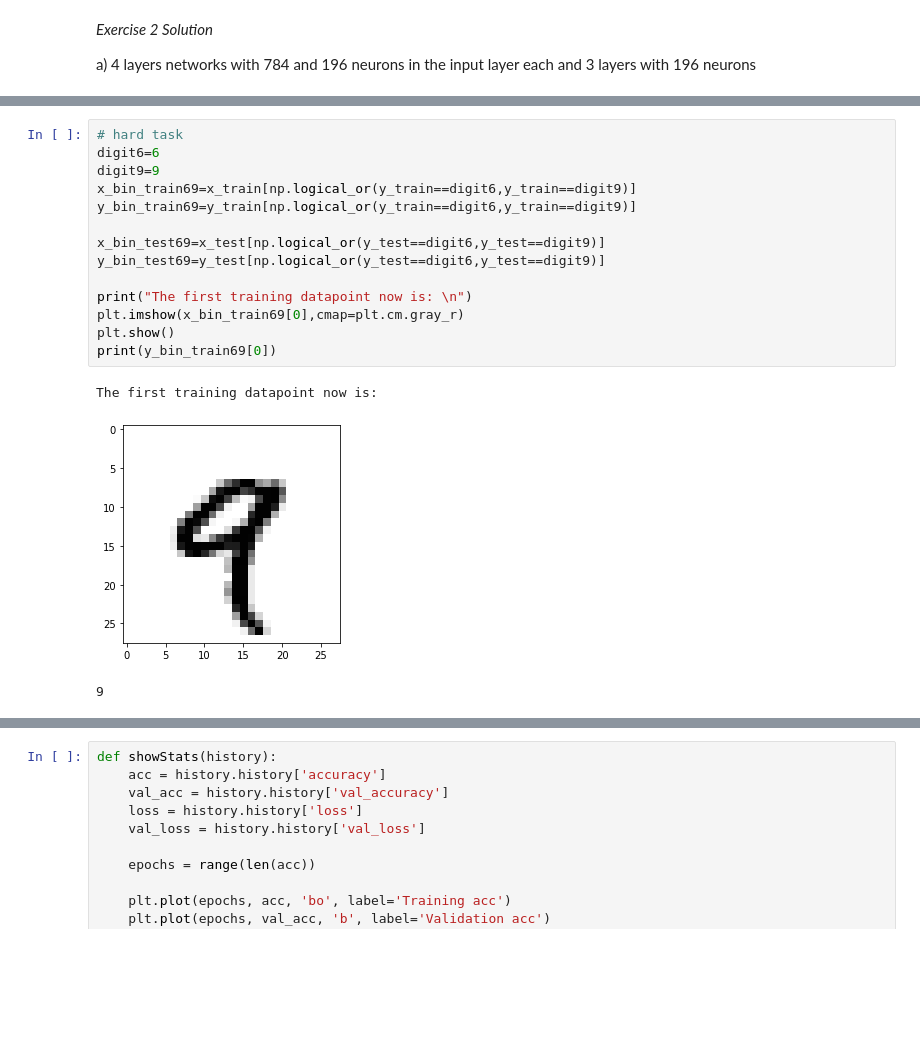
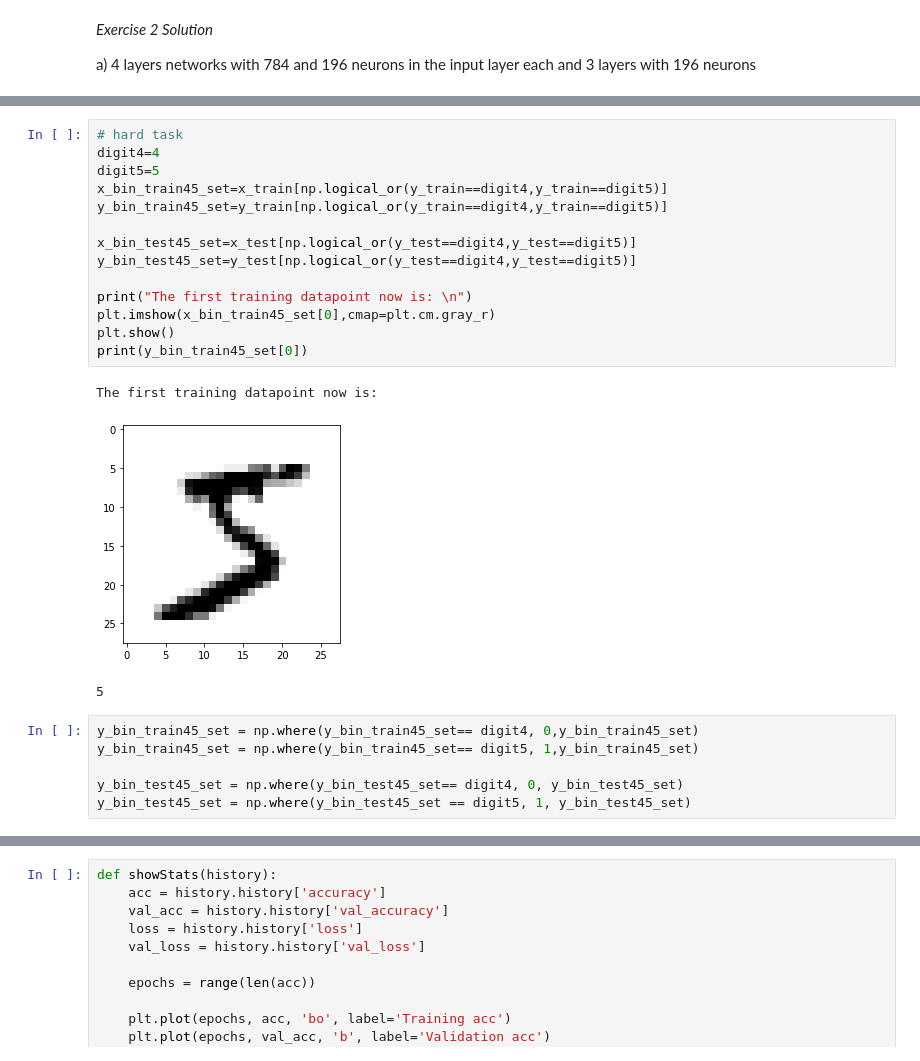
Before and after one commit to Mincoslav/MAL-Assignment, a Jupyter notebook: Assignment2.ipynb, the cells around one changed output, grey strips where cells are left out. Cells and saved outputs as stored; diff of their text form; blank space fills up the shorter version.

```diff
--- a/Assignment2.ipynb
+++ b/Assignment2.ipynb
@@ -425,21 +408,27 @@ The first training datapoint now is:
 0
 # %%
 # hard task
-digit6=6
-digit9=9
-x_bin_train69=x_train[np.logical_or(y_train==digit6,y_train==digit9)]
-y_bin_train69=y_train[np.logical_or(y_train==digit6,y_train==digit9)]
+digit4=4
+digit5=5
+x_bin_train45_set=x_train[np.logical_or(y_train==digit4,y_train==digit5)]
+y_bin_train45_set=y_train[np.logical_or(y_train==digit4,y_train==digit5)]
 
-x_bin_test69=x_test[np.logical_or(y_test==digit6,y_test==digit9)]
-y_bin_test69=y_test[np.logical_or(y_test==digit6,y_test==digit9)]
+x_bin_test45_set=x_test[np.logical_or(y_test==digit4,y_test==digit5)]
+y_bin_test45_set=y_test[np.logical_or(y_test==digit4,y_test==digit5)]
 
 print("The first training datapoint now is: \n")
-plt.imshow(x_bin_train69[0],cmap=plt.cm.gray_r)
+plt.imshow(x_bin_train45_set[0],cmap=plt.cm.gray_r)
 plt.show()
-print(y_bin_train69[0])
+print(y_bin_train45_set[0])
 # %% [output]
 The first training datapoint now is:
-[figure, old version]
+[figure, new version]
-9
+5
+# %%
+y_bin_train45_set = np.where(y_bin_train45_set== digit4, 0,y_bin_train45_set)
+y_bin_train45_set = np.where(y_bin_train45_set== digit5, 1,y_bin_train45_set)
+
+y_bin_test45_set = np.where(y_bin_test45_set== digit4, 0, y_bin_test45_set)
+y_bin_test45_set = np.where(y_bin_test45_set == digit5, 1, y_bin_test45_set)
 # %%
 
```
Also changed, not shown: parts of 11 cells of this notebook.
